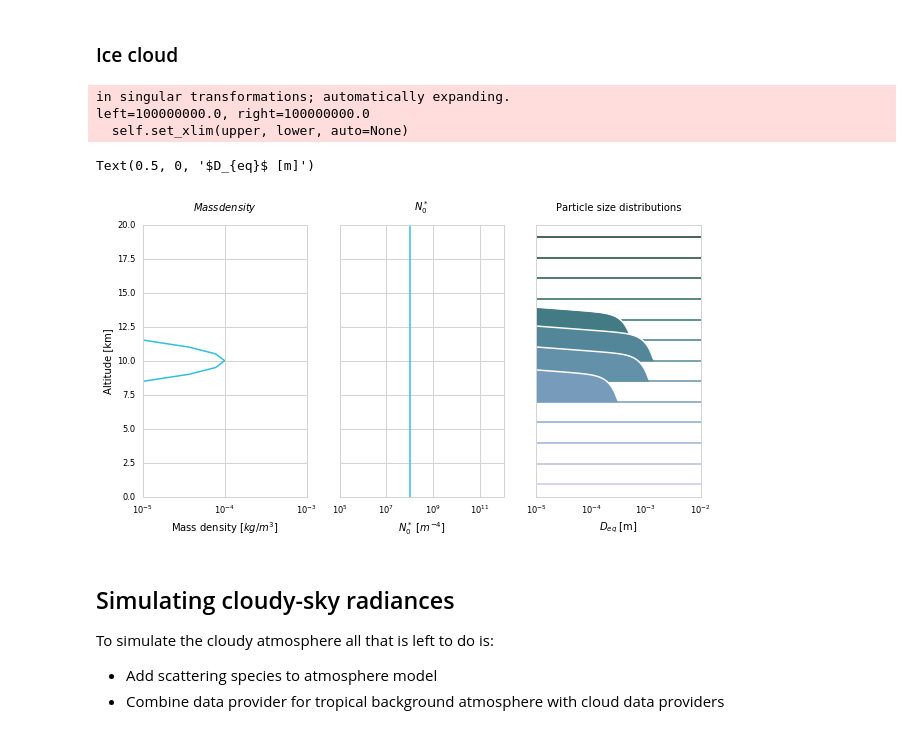
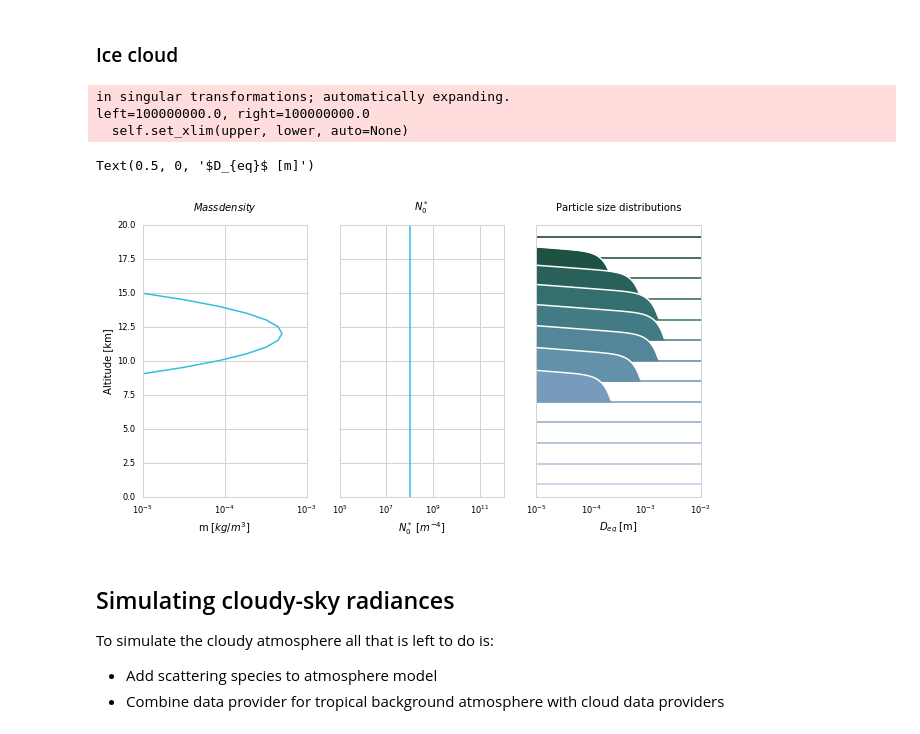
Before and after one commit to simonpf/artssat, a Jupyter notebook: examples/notebooks/clouds.ipynb, the cells around one changed output. Drawn from its saved outputs; the diff is of its cells as text; code cells hidden in the pictures.

```diff
--- a/examples/notebooks/clouds.ipynb
+++ b/examples/notebooks/clouds.ipynb
@@ -393,10 +392,10 @@ class CloudDataProvider:
         return md
 
     def get_intercept_parameter(self):
-        return 1e8 * np.ones(z.size)
+        return 1e8 * np.ones(z.shape)
 
 liquid_cloud_data = CloudDataProvider("liquid_cloud", z, mass_density = 1e-4, center = 3e3)
-ice_cloud_data    = CloudDataProvider("ice_cloud", z, mass_density = 1e-4, center = 10e3, thickness = 1e3)
+ice_cloud_data    = CloudDataProvider("ice_cloud", z, mass_density = 5e-4, center = 12e3, thickness = 1.5e3)
 # %% [markdown]
 Let's plot this to see how the clouds look.
 
@@ -454,35 +453,35 @@ ax.set_xscale("log")
 ax.set_ylim([0, 20])
 ax.set_xlim([1e-5, 1e-3])
 ax.set_ylabel("Altitude [km]")
-ax.set_xlabel("Mass density [$kg / m^3$]")
+ax.set_xlabel("m [$kg / m^3$]")
 ax.set_title("$Mass density$")
 
 n0 = ice_cloud_data.get_ice_cloud_intercept_parameter()
 ax = axs[1]
 ax.plot(n0, z / 1e3, c = "C2")
 ax.set_xscale("log")
 ax.set_ylim([0, 20])
 ax.set_xlim([1e5, 1e12])
 ax.set_title("$N_0^*$")
 ax.set_xlabel("$N_0^*$ $[m^{-4}]$")
 ax.yaxis.set_ticklabels([])
 
 x = np.logspace(-5, -2, 101)
 psd.mass_density = md
 psd.intercept_parameter = n0
 y = psd.evaluate(x).data.T
 ax = axs[2]
 plot_psds(x, y[:, ::3], z[::3] / 1e3, 0.3, 2, ax)
 ax.set_xlim([1e-5, 1e-2])
 ax.yaxis.set_ticks([])
 ax.set_title("Particle size distributions")
 ax.set_xlabel("$D_{eq}$ [m]")
 # %% [output]
 in singular transformations; automatically expanding.
 left=100000000.0, right=100000000.0
   self.set_xlim(upper, lower, auto=None)
 Text(0.5, 0, '$D_{eq}$ [m]')
-[figure, old version]
+[figure, new version]
 # %% [markdown]
 ## Simulating cloudy-sky radiances
 
```
Also changed, not shown: parts of 6 cells of this notebook.
